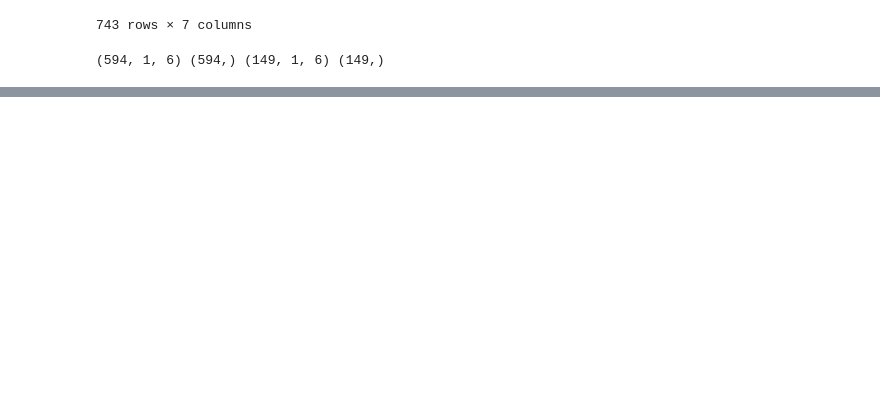
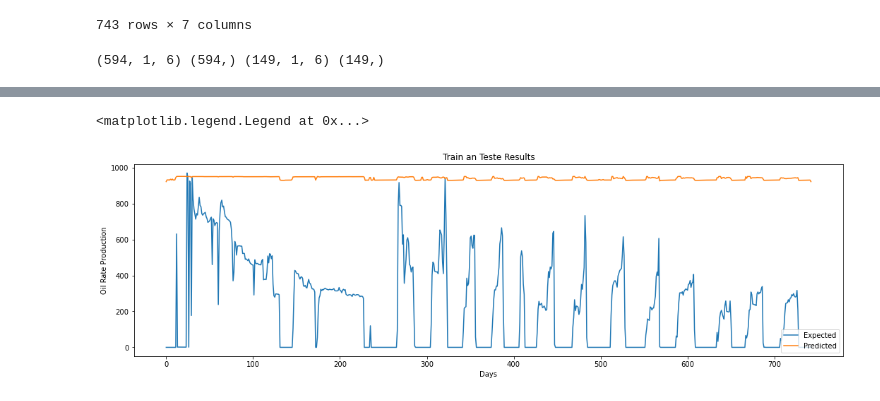
Before and after one commit to DboechatM/Oil-and-Gas-IA-Aplications, a Jupyter notebook: LSTM_MISO.ipynb, the cells around one changed output, grey strips where cells are left out. Cells and saved outputs as stored; diff of their text form; code cells hidden in the pictures; blank space fills up the shorter version.

```diff
--- a/LSTM_MISO.ipynb
+++ b/LSTM_MISO.ipynb
@@ -380,0 +372,20 @@ plt.legend(loc ='lower right')
+# %%
+predictions_ = df_normalized.copy()
+
+predictions_['BORE_OIL_VOL'] = predictions
+predictions_ = scaler.inverse_transform(predictions_)
+
+fig = plt.figure(figsize=(18, 5))
+plt.plot(x_axis, data.iloc[:,0], label='Expected')
+plt.plot(x_axis, predictions_[:,0], label='Predicted')
+plt.title('Train an Teste Results')
+plt.ylabel('Oil Rate Production')
+plt.xlabel('Days')
+#plt.annotate(f'r-squared = {R2_treinamento1}', (0,0.9))
+#plt.ylim(0,y_pred.max()*1.005)
+#fig.add_artist(lines.Line2D([524, 200], [524, 320]))
+plt.plot(x_plot, y_plot, 'r', linestyle='-')
+plt.legend(loc ='lower right')
+# %% [output]
+<matplotlib.legend.Legend at 0x...>
+[figure, added]
```
Also changed, not shown: parts of 22 cells of this notebook.
